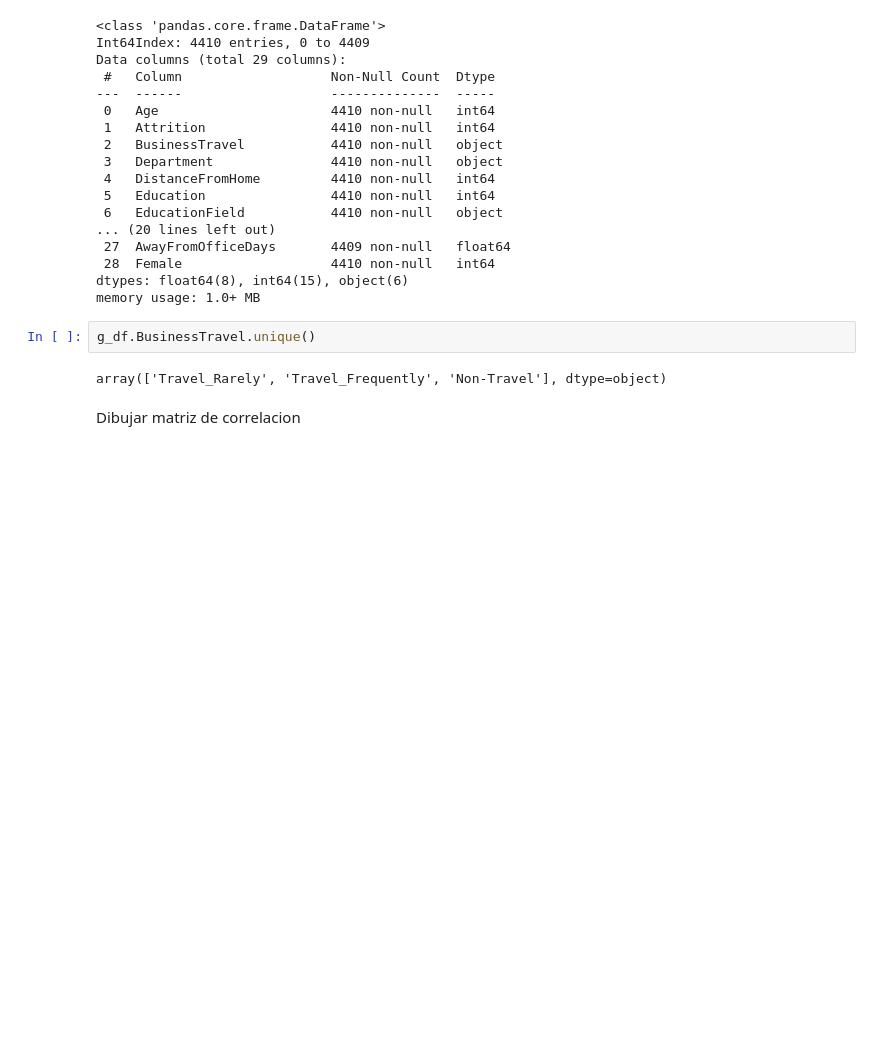
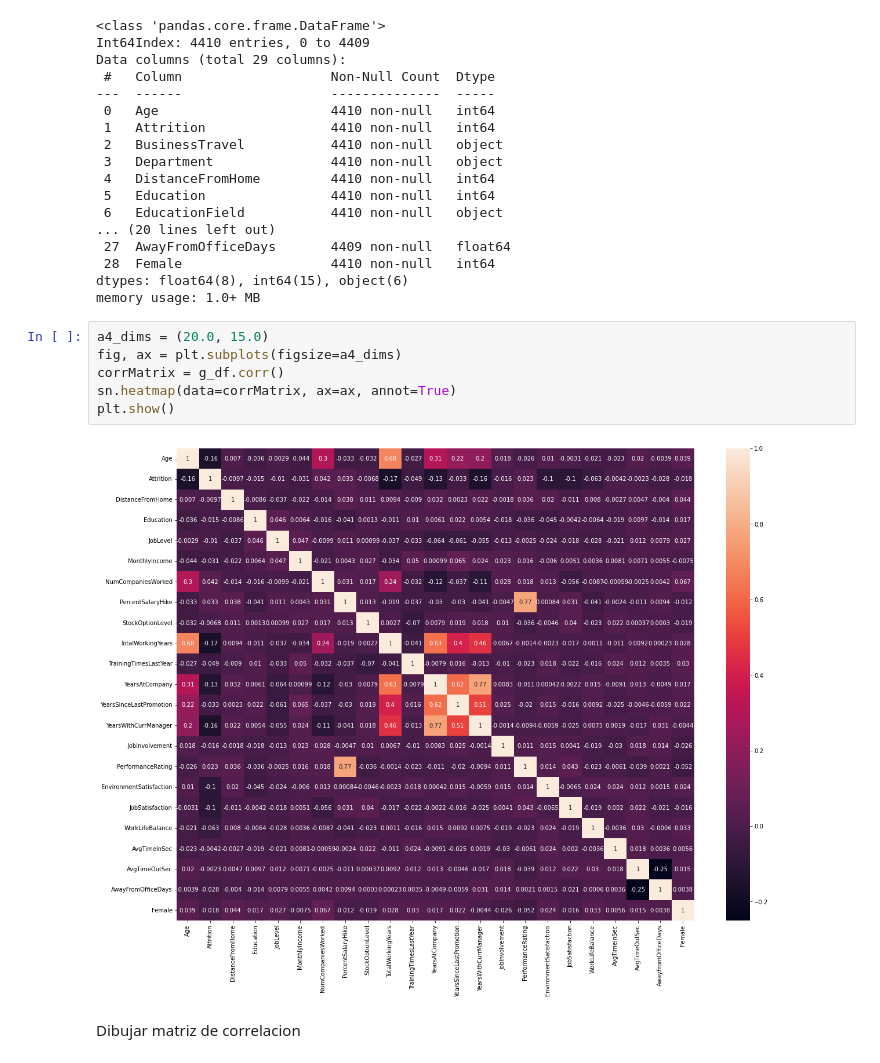
Before and after one commit to luisfangulop/hr-attrition, a Jupyter notebook: EDA.ipynb, the cells around one changed output. Cells and saved outputs as stored; diff of their text form; blank space fills up the shorter version.

```diff
--- a/EDA.ipynb
+++ b/EDA.ipynb
@@ -361,10 +362,14 @@ Data columns (total 29 columns):
  28  Female                   4410 non-null   int64
 dtypes: float64(8), int64(15), object(6)
 memory usage: 1.0+ MB
-# %%
-g_df.BusinessTravel.unique()
-# %% [output]
-array(['Travel_Rarely', 'Travel_Frequently', 'Non-Travel'], dtype=object)
+# %%
+a4_dims = (20.0, 15.0)
+fig, ax = plt.subplots(figsize=a4_dims)
+corrMatrix = g_df.corr()
+sn.heatmap(data=corrMatrix, ax=ax, annot=True)
+plt.show()
+# %% [output]
+[figure, added]
 # %% [markdown]
 Dibujar matriz de correlacion
 # %%
```
Also changed, not shown: parts of 4 cells of this notebook, 1 other file.
